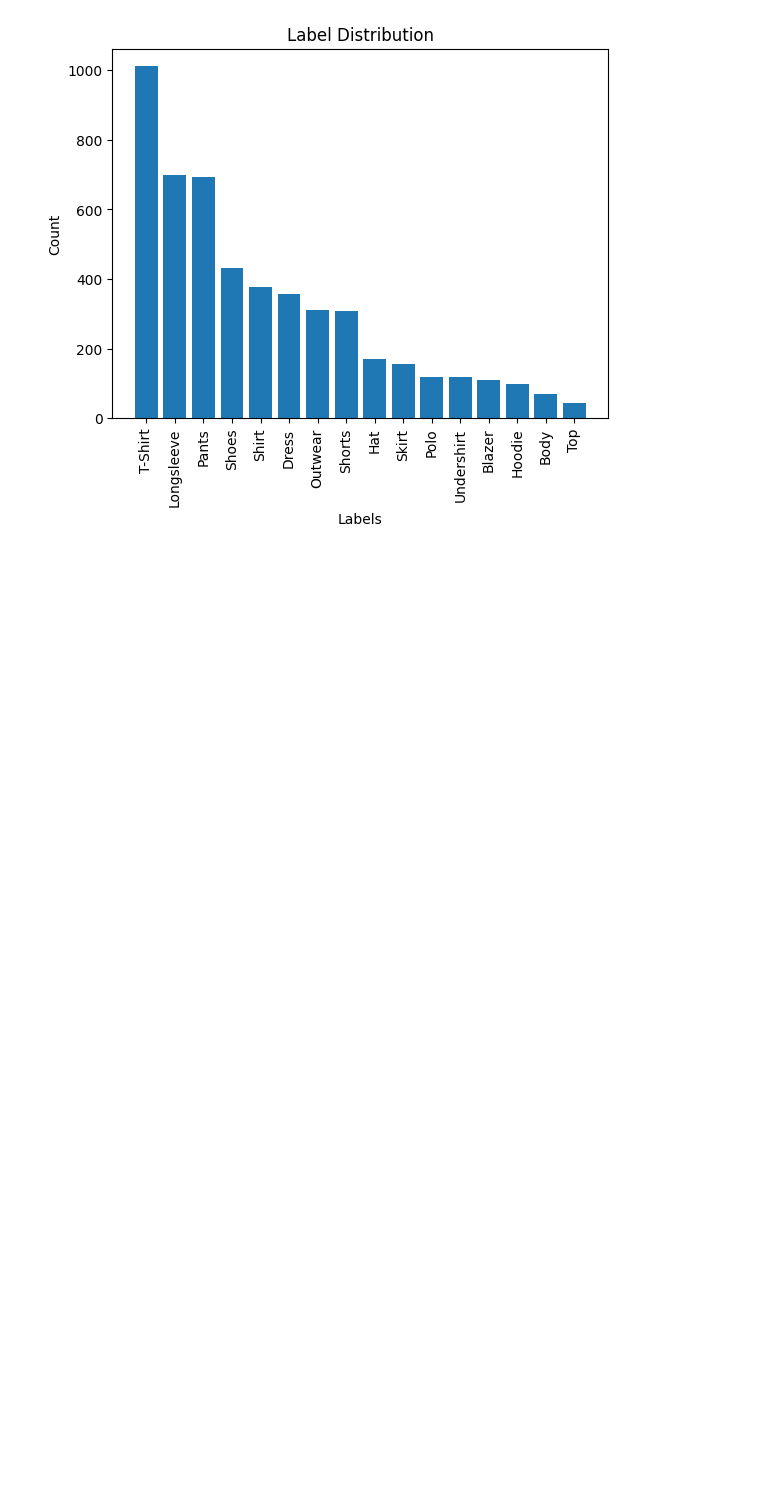
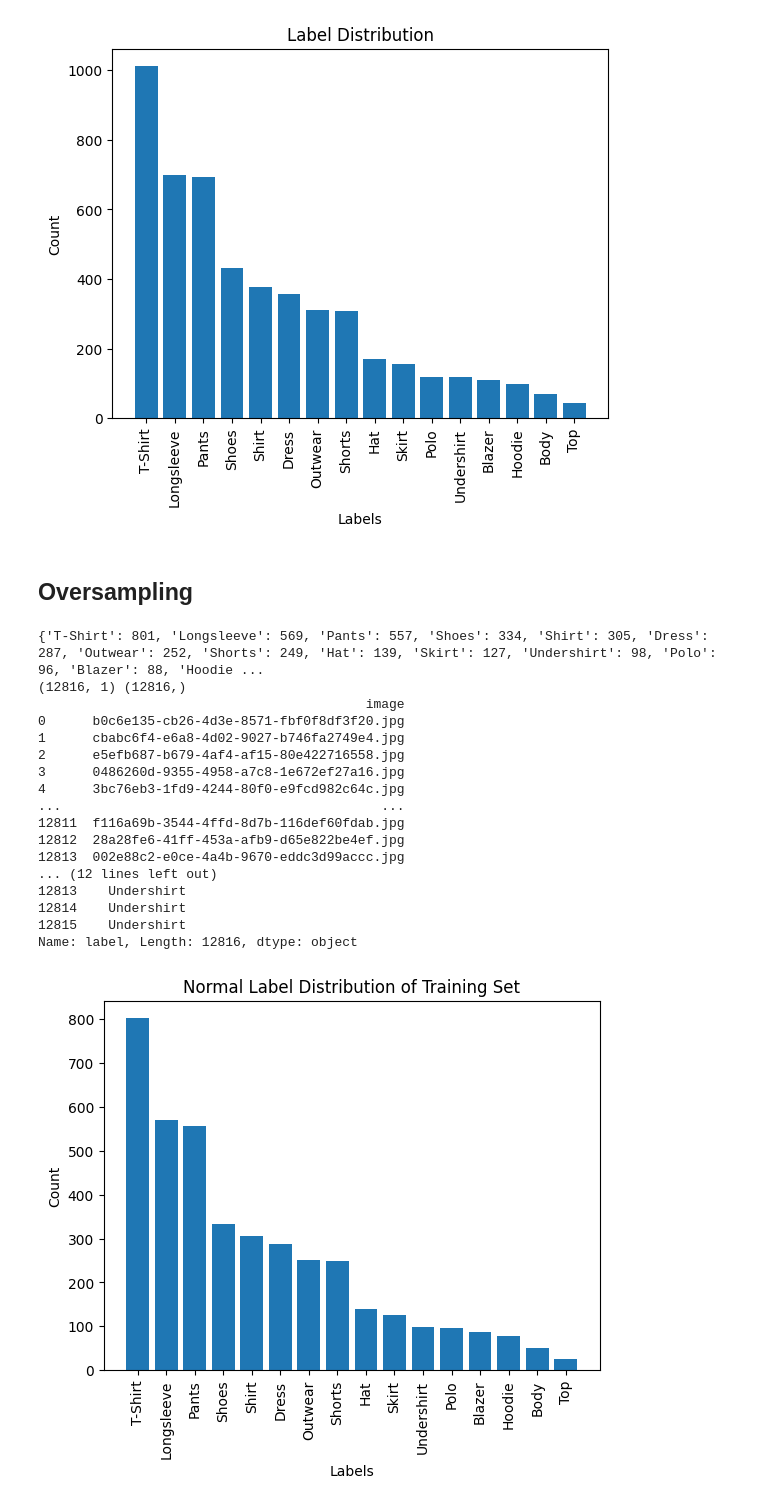
Before and after one commit to fabrice-sivakumar/Cloud_Computing_HD_FInalProject, a Jupyter notebook: data_analysis.ipynb, the cells around one changed output. Drawn from its saved outputs; the diff is of its cells as text; code cells hidden in the pictures; blank space fills up the shorter version.

```diff
--- a/data_analysis.ipynb
+++ b/data_analysis.ipynb
@@ -156,3 +159,56 @@ plt.title('Label Distribution')
 plt.show()
 # %% [output]
 [figure]
+# %% [markdown]
+## Oversampling
+# %%
+# Count the number of samples in each class for oversampling
+train_df, temp_df = train_test_split(data_1, test_size=0.2, random_state=42)
+class_counts = train_df['label'].value_counts().to_dict()
+print(class_counts)
+# Oversample the minority classes in the training set (all except the majority class)
+oversampler = RandomOverSampler(sampling_strategy='not majority', random_state=42)
+X_resampled, y_resampled = oversampler.fit_resample(train_df[['image']], train_df['label'])
+print(X_resampled.shape, y_resampled.shape)
+print(X_resampled)
+print(y_resampled)
+X_resampled_flat = X_resampled.values.reshape(-1)
+# Create instances of the dataset and data loaders for oversampled data
+oversampled_train_df = pd.DataFrame({'image': X_resampled_flat, 'label': y_resampled})
+
+# Plot a bar chart of the label distribution
+label_counts = train_df['label'].value_counts()
+plt.bar(label_counts.index, label_counts.values)
+plt.xlabel('Labels')
+plt.ylabel('Count')
+plt.xticks(rotation=90)
+plt.title('Normal Label Distribution of Training Set')
+plt.show()
+
+#Plot a bar chart of the label distribution of the oversampled data
+label_counts = oversampled_train_df['label'].value_counts()
+plt.bar(label_counts.index, label_counts.values)
+plt.xlabel('Labels')
+plt.ylabel('Count')
+plt.xticks(rotation=90)
+plt.title('Label Distribution of Oversampled Training Set')
+plt.show()
+# %% [output]
+{'T-Shirt': 801, 'Longsleeve': 569, 'Pants': 557, 'Shoes': 334, 'Shirt': 305, 'Dress': 287, 'Outwear': 252, 'Shorts': 249, 'Hat': 139, 'Skirt': 127, 'Undershirt': 98, 'Polo': 96, 'Blazer': 88, 'Hoodie ...
+(12816, 1) (12816,)
+                                          image
+0      b0c6e135-cb26-4d3e-8571-fbf0f8df3f20.jpg
+1      cbabc6f4-e6a8-4d02-9027-b746fa2749e4.jpg
+2      e5efb687-b679-4af4-af15-80e422716558.jpg
+3      0486260d-9355-4958-a7c8-1e672ef27a16.jpg
+4      3bc76eb3-1fd9-4244-80f0-e9fcd982c64c.jpg
+...                                         ...
+12811  f116a69b-3544-4ffd-8d7b-116def60fdab.jpg
+12812  28a28fe6-41ff-453a-afb9-d65e822be4ef.jpg
+12813  002e88c2-e0ce-4a4b-9670-eddc3d99accc.jpg
+... (12 lines left out)
+12813    Undershirt
+12814    Undershirt
+12815    Undershirt
+Name: label, Length: 12816, dtype: object
+[figure, added]
```
Also changed, not shown: parts of 6 cells of this notebook, 41 other files.
